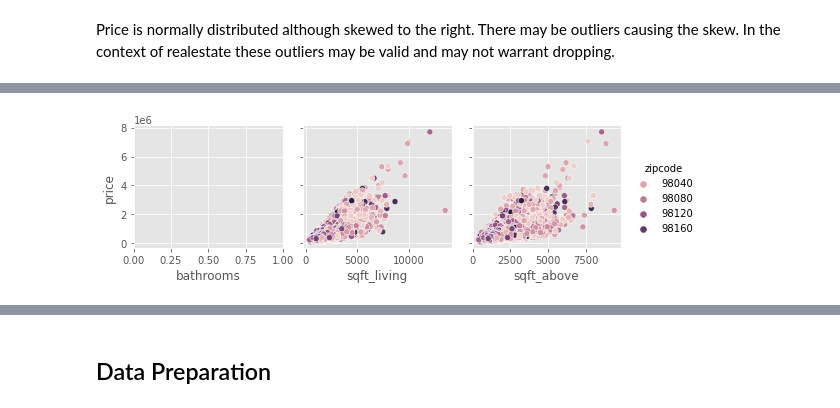
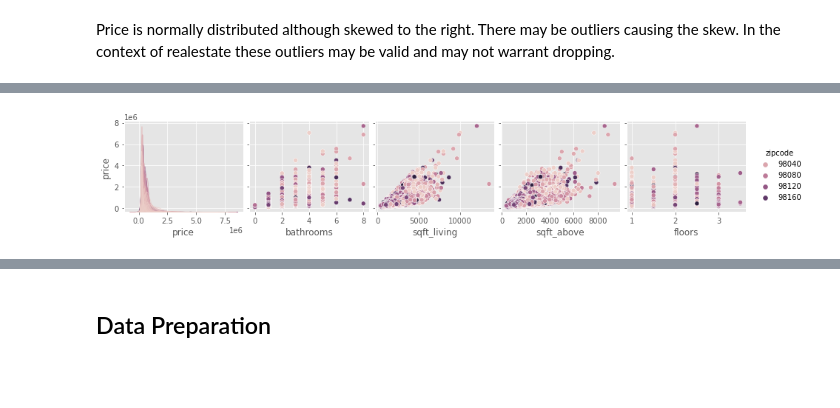
Before and after one commit to R3TR0Quan/KC_Realestate_Analysis_and_Modelling, a Jupyter notebook: notebook.ipynb, the cells around one changed output, grey strips where cells are left out. Saved outputs shown, nothing was run; the diff lists cells and outputs as text; code cells hidden in the pictures; blank space fills up the shorter version.

```diff
--- a/notebook.ipynb
+++ b/notebook.ipynb
@@ -200,9 +191,8 @@ Name: bathrooms, dtype: int64
 # %%
 #plot scatterplots
-x_vars = ['bathrooms', 'sqft_living', 'sqft_above']
-y_vars = ['price']
-hue = kc_hses['zipcode']
-sns.pairplot(kc_hses, x_vars=x_vars, y_vars=y_vars, hue='zipcode')
+xvars = ['price', 'bathrooms', 'sqft_living', 'sqft_above', 'floors']
+yvars = ['price']
+sns.pairplot(kc_hses, x_vars=xvars, y_vars=yvars, hue='zipcode')
 plt.show();
 # %% [output]
-[figure, old version]
+[figure, new version]
```
Also changed, not shown: parts of 17 cells of this notebook.
